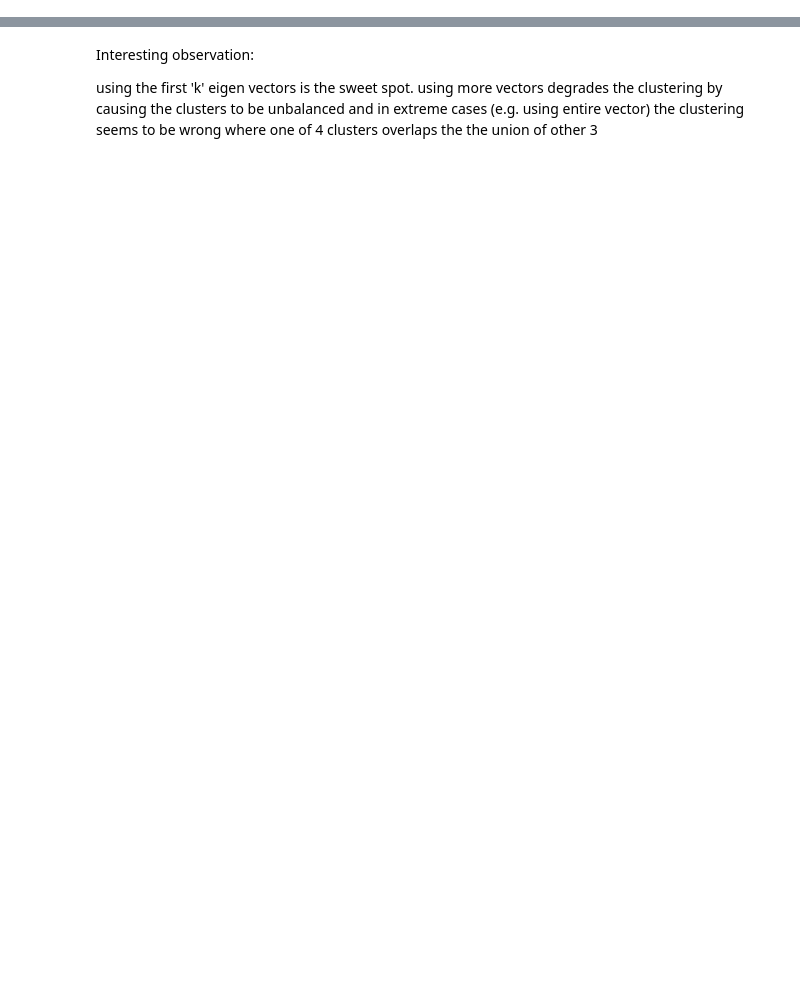
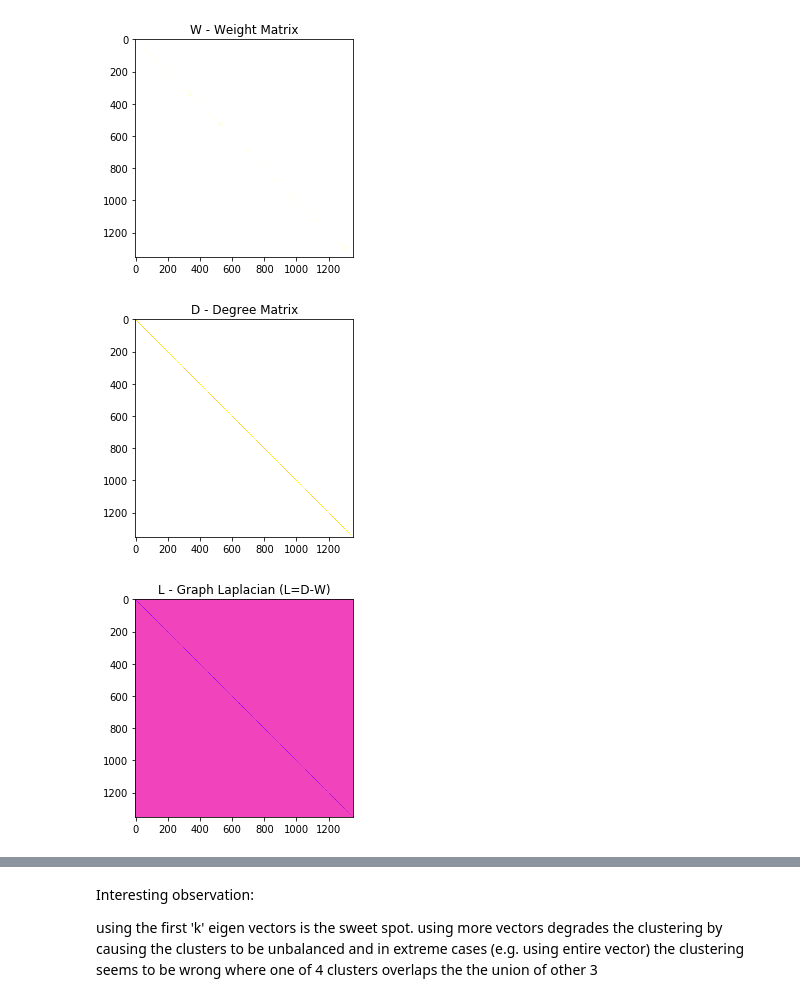
Before and after one commit to sourabhantani-smu/research, a Jupyter notebook: UnNormalized_Spectral_Clustering.ipynb, the cells around one changed output, grey strips where cells are left out. Drawn from its saved outputs; the diff is of its cells as text; code cells hidden in the pictures; blank space fills up the shorter version.

```diff
--- a/UnNormalized_Spectral_Clustering.ipynb
+++ b/UnNormalized_Spectral_Clustering.ipynb
@@ -16,0 +42,12 @@ dist_cnt = 50
+# %%
+L_full,W_full,D_full = scplot.createMatrices(x_list, similarity)
+
+
+#Plot L,D and W
+scplot.plot_matrix(W_full, "W - Weight Matrix")
+scplot.plot_matrix(D_full,"D - Degree Matrix")
+scplot.plot_matrix(L_full,"L - Graph Laplacian (L=D-W)")
+# %% [output]
+[figure, added]
+[figure, added]
+[figure, added]
```
Also changed, not shown: parts of 9 cells of this notebook, 1 other file.
